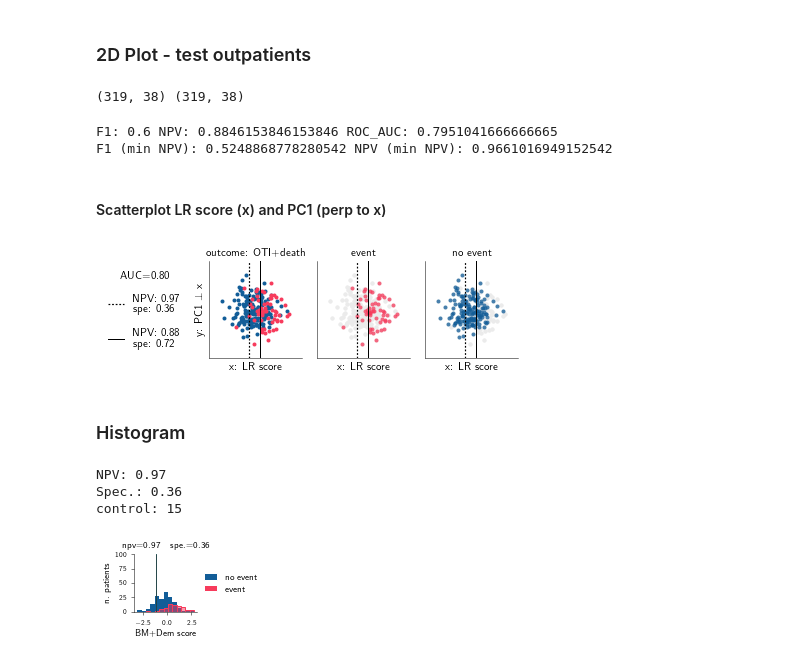
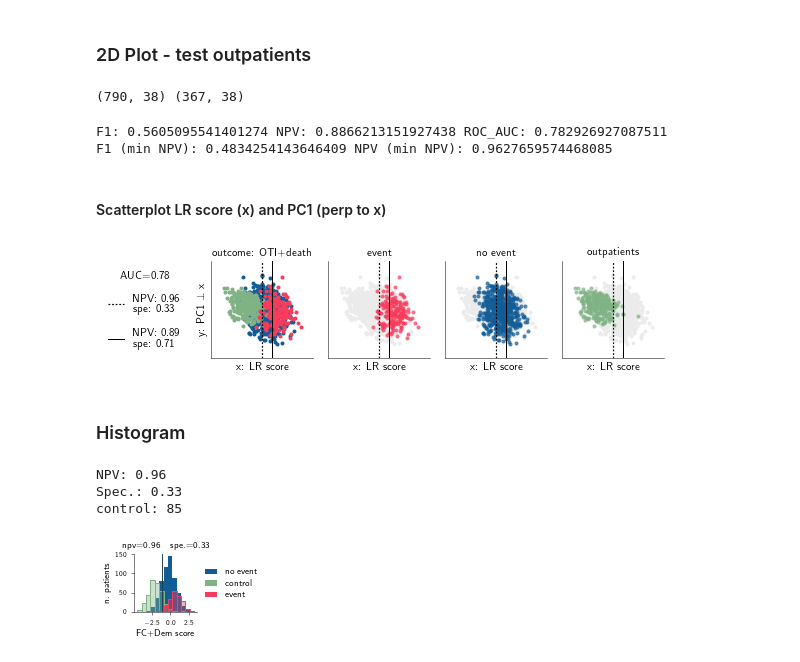
Before and after one commit to RiccardoGM/ImmuneResponseCOVID19, a Jupyter notebook: Notebooks/MultivariateLinearRegression.ipynb, the cells around one changed output. Cells and saved outputs as stored; diff of their text form; code cells hidden in the pictures.

```diff
--- a/Notebooks/MultivariateLinearRegression.ipynb
+++ b/Notebooks/MultivariateLinearRegression.ipynb
@@ -131,7 +147,10 @@ nan_masking_val = 0.5
 do_nan_masking_groupwise_val = True
 groups = [FC_set, CK_set, Dem_set, BM_set]
 
-dict_stats = { 'N': [], 'NANs': [], 'sex': [], 'age': [], 'd. onset': [], 'CCI<3': [], 'OTI+death': []}
+CCI_th = 2
+if lower_bound>60:
+    CCI_th = 4
+dict_stats = { 'N': [], 'NANs': [], 'sex': [], 'age': [], 'd. onset': [], 'CCI<%d'%CCI_th: [], 'OTI+death': []}
 
 for model_name in models_dict['LR'].keys():
     print(model_name)
@@ -178,11 +197,11 @@ for model_name in models_dict['LR'].keys():
     dict_stats['d. onset'].append(val_str)
 
     # CCI
-    n = sum(DataInpatients.loc[row_mask, 'CCI (charlson comorbidity index)'] < 3)
+    n = sum(DataInpatients.loc[row_mask, 'CCI (charlson comorbidity index)'] < CCI_th)
     ratio = n/n_patients*100
     val_str = '%d(%.1f%%)' %(n, ratio)
     #print('CCI<2: '+val_str)
-    dict_stats['CCI<3'].append(val_str)
+    dict_stats['CCI<%d'%CCI_th].append(val_str)
 
     # Outcome
     n = sum(DataInpatients.loc[row_mask, 'IOT+death'] == 1)
@@ -678,7 +697,7 @@ lines_w = 0.5
 # %% [markdown]
 ### 2D Plot - test outpatients
 # %%
-model_name = 'BM+Dem'
+model_name = 'FC+Dem'
 
 Data_train = DataInpatients.copy()
 Data_test = DataOutpatients.copy() # Data_Control
@@ -687,7 +706,7 @@ if 'FC' not in model_name:
 
 print(Data_train.shape, Data_test.shape)
 # %% [output]
-(319, 38) (319, 38)
+(790, 38) (367, 38)
 # %%
 random_state = None
 columns = models_dict['LR'][model_name]
@@ -782,8 +801,8 @@ NPV_train_minNPVmodel = precision_score(1-y_train, 1-y_pred_0)
 spe_train_minNPVmodel = recall_score(1-y_train, 1-y_pred_0)
 print('F1 (min NPV):', f1_train_minNPVmodel, 'NPV (min NPV):', NPV_train_minNPVmodel)
 # %% [output]
-F1: 0.6 NPV: 0.8846153846153846 ROC_AUC: 0.7951041666666665
-F1 (min NPV): 0.5248868778280542 NPV (min NPV): 0.9661016949152542
+F1: 0.5605095541401274 NPV: 0.8866213151927438 ROC_AUC: 0.782926927087511
+F1 (min NPV): 0.4834254143646409 NPV (min NPV): 0.9627659574468085
 # %% [markdown]
 #### Scatterplot LR score (x) and PC1 (perp to x)
 # %%
@@ -907,7 +926,7 @@ plt.savefig(saving_str, bbox_inches='tight') #dpi=1000,
 
 plt.show()
 # %% [output]
-[figure, old version]
+[figure, new version]
 # %% [markdown]
 ### Histogram
 # %%
@@ -964,7 +983,7 @@ if 'FC' in model_name:
         #ax.hist(x1, bins, alpha=.1,  color=color, density=density, edgecolor=color, label='event')
         #ax.hist(x1, bins, alpha=1., edgecolor=color, density=density, facecolor='None')
         ax.hist(xcontrol, bins,
-                alpha=0.3,
+                alpha=0.4,
                 color=color,
                 density=density,
                 label='control')
@@ -979,7 +998,7 @@ color = color_1
 #ax.hist(x1, bins, alpha=.1,  color=color, density=density, edgecolor=color, label='event')
 #ax.hist(x1, bins, alpha=1., edgecolor=color, density=density, facecolor='None')
 ax.hist(x1, bins,
-        alpha=0.5,
+        alpha=0.4,
         color=color,
         density=density,
         label='event')
@@ -998,34 +1017,34 @@ ax.set_xlabel('%s score' % model_name)
 
 ax.set_ylabel('n. patients')
 if density:
     ax.set_ylabel('patients (density)')
 
 if model_name=='FC+Dem':
         ax.set_yticks([0., 50., 100., 150])
         ax.set_ylim([0, 150])
 if model_name=='BM+Dem':
         ax.set_ylim([0, 100])
 if model_name=='CK+Dem':
        ax.set_ylim([0, 60])
 
 leg = ax.legend(loc='center left', bbox_to_anchor=(0.98, 0.5), frameon=False) #legend(loc=0, frameon=False)
 for lh in leg.legendHandles:
     lh.set_alpha(1)
     lh.set_edgecolor('white')
 
 #fig.add_subplot(111, frameon=False)
 # hide tick and tick label of the big axis
 #plt.tick_params(labelcolor='none', which='both', top=False, bottom=False, left=False, right=False)
 #plt.xlabel('pc%d' % (comp1+1))
 #plt.ylabel('pc%d' % (comp2+1))
 
 filename = 'HistogramLR#%s' % (model_name)
 filename = filename + exp_description + exp_multiv_description + '.pdf'
 saving_str = path_figures + filename
 plt.savefig(saving_str, bbox_inches='tight') #dpi=1000,
 plt.show()
 # %% [output]
-NPV: 0.97
-Spec.: 0.36
-control: 15
+NPV: 0.96
+Spec.: 0.33
+control: 85
-[figure, old version]
+[figure, new version]
```
Also changed, not shown: parts of 3 cells of this notebook.
